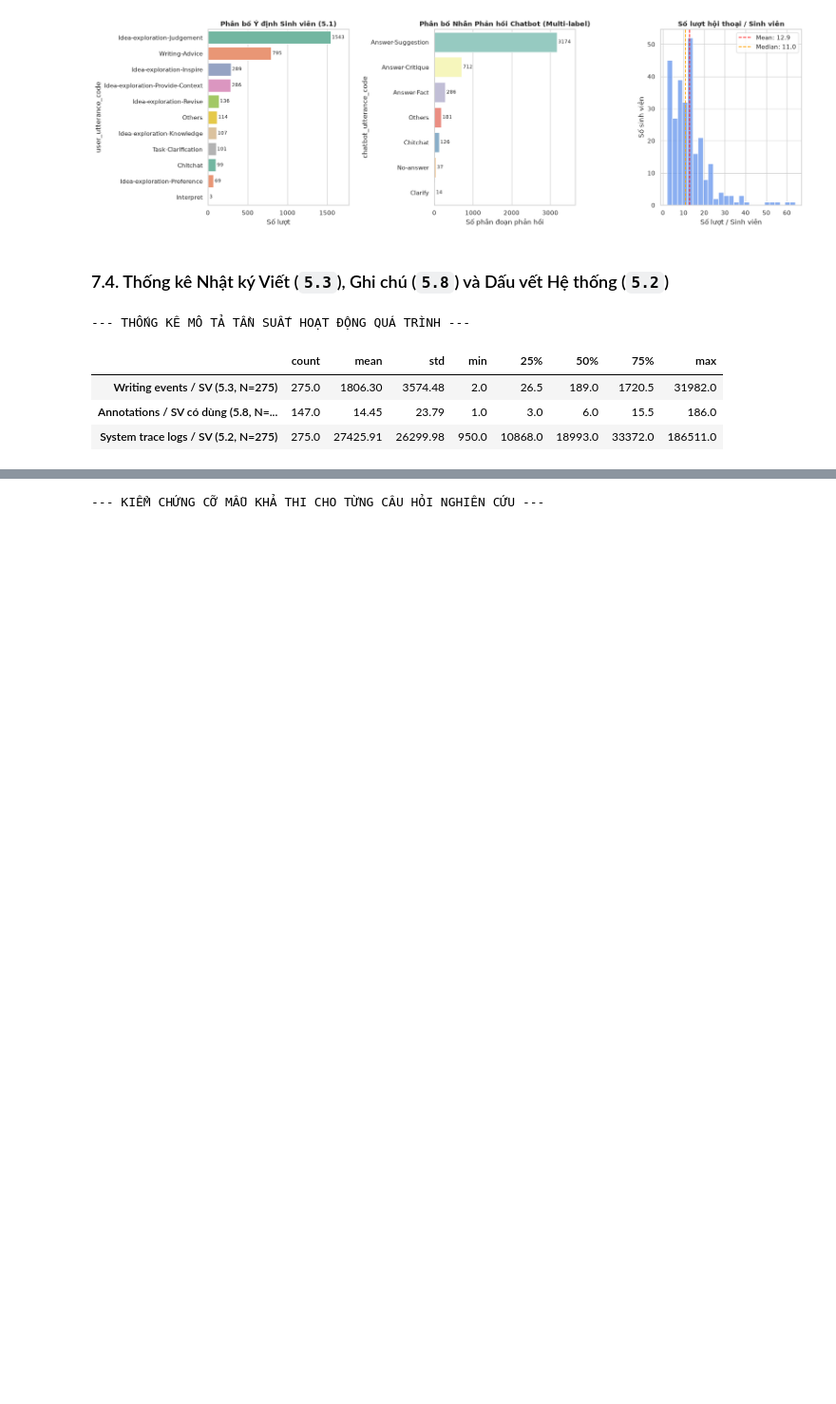
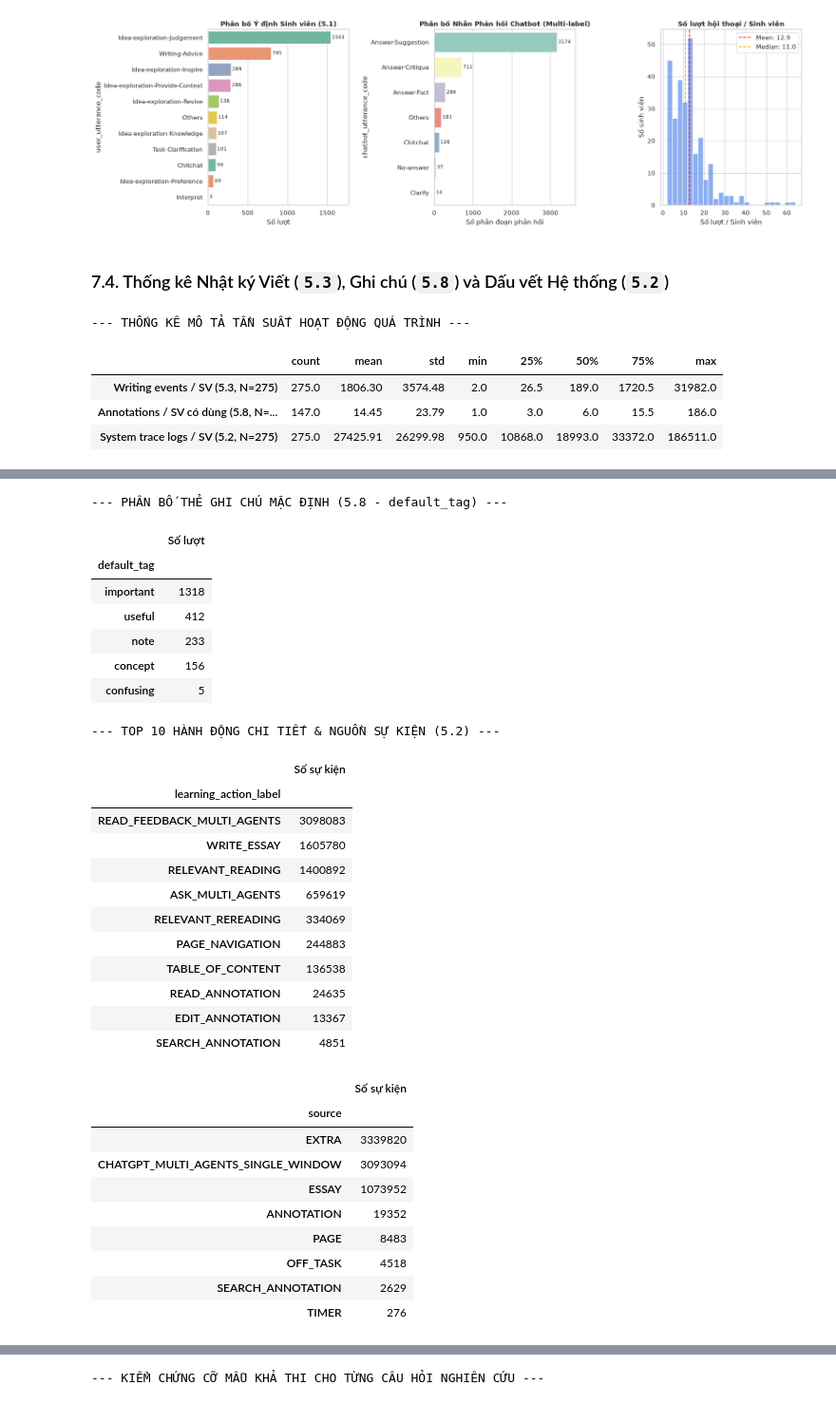
Before and after one commit to hhkc861/FLoRA_Data_Mining, a Jupyter notebook: FLoRa_Data_Analysis.ipynb, the cells around one changed output, grey strips where cells are left out. Shown at 95% size. Drawn from its saved outputs; the diff is of its cells as text; code cells hidden in the pictures; blank space fills up the shorter version.

```diff
--- a/FLoRa_Data_Analysis.ipynb
+++ b/FLoRa_Data_Analysis.ipynb
@@ -669,33 +834,71 @@ trace_per_user = trace_all.groupby('user_id').size()
 process_summary = pd.DataFrame({
     "Writing events / SV (5.3, N=275)": write_per_user.describe(),
     "Annotations / SV có dùng (5.8, N=147)": annot_per_user.describe(),
     "System trace logs / SV (5.2, N=275)": trace_per_user.describe()
 }).round(2).T
 print("--- THỐNG KÊ MÔ TẢ TẦN SUẤT HOẠT ĐỘNG QUÁ TRÌNH ---")
 display(process_summary)
 
 # Phân bố 8 nhóm hành động trong 5.2_system_interaction_trace_data
 cat_counts = trace_all['action_category_label'].value_counts()
 plt.figure(figsize=(10, 4.5))
 ax = sns.barplot(x=cat_counts.index, y=cat_counts.values, palette='viridis')
 total_events = cat_counts.sum()
 for p in ax.patches:
     h = p.get_height()
     ax.annotate(f"{h/total_events*100:.1f}%", (p.get_x() + p.get_width()/2, h),
                 ha='center', va='bottom', fontsize=9, fontweight='bold')
 plt.title('Tỷ lệ phân bố các nhóm Hành động Học tập (5.2 - action_category_label)', fontweight='bold')
 plt.ylabel('Số sự kiện')
 plt.xticks(rotation=25)
 plt.ylim(0, cat_counts.max() * 1.15)
 plt.tight_layout()
 plt.show()
+
+print("\n--- PHÂN BỐ THẺ GHI CHÚ MẶC ĐỊNH (5.8 - default_tag) ---")
+display(annotation['default_tag'].value_counts().to_frame('Số lượt'))
+
+print("\n--- TOP 10 HÀNH ĐỘNG CHI TIẾT & NGUỒN SỰ KIỆN (5.2) ---")
+display(trace_all['learning_action_label'].value_counts().head(10).to_frame('Số sự kiện'))
+display(trace_all['source'].value_counts().to_frame('Số sự kiện'))
 # %% [output]
 --- THỐNG KÊ MÔ TẢ TẦN SUẤT HOẠT ĐỘNG QUÁ TRÌNH ---
 |  | count | mean | std | min | 25% | 50% | 75% | max |
 | Writing events / SV (5.3, N=275) | 275.0 | 1806.30 | 3574.48 | 2.0 | 26.5 | 189.0 | 1720.5 | 31982.0 |
 | Annotations / SV có dùng (5.8, N=... | 147.0 | 14.45 | 23.79 | 1.0 | 3.0 | 6.0 | 15.5 | 186.0 |
 | System trace logs / SV (5.2, N=275) | 275.0 | 27425.91 | 26299.98 | 950.0 | 10868.0 | 18993.0 | 33372.0 | 186511.0 |
 [figure]
+--- PHÂN BỐ THẺ GHI CHÚ MẶC ĐỊNH (5.8 - default_tag) ---
+|  | Số lượt |
+| default_tag |  |
+| important | 1318 |
+| useful | 412 |
+| note | 233 |
+| concept | 156 |
+| confusing | 5 |
+--- TOP 10 HÀNH ĐỘNG CHI TIẾT & NGUỒN SỰ KIỆN (5.2) ---
+|  | Số sự kiện |
+| learning_action_label |  |
+| READ_FEEDBACK_MULTI_AGENTS | 3098083 |
+| WRITE_ESSAY | 1605780 |
+| RELEVANT_READING | 1400892 |
+| ASK_MULTI_AGENTS | 659619 |
+| RELEVANT_REREADING | 334069 |
+| PAGE_NAVIGATION | 244883 |
+| TABLE_OF_CONTENT | 136538 |
+| READ_ANNOTATION | 24635 |
+| EDIT_ANNOTATION | 13367 |
+| SEARCH_ANNOTATION | 4851 |
+|  | Số sự kiện |
+| source |  |
+| EXTRA | 3339820 |
+| CHATGPT_MULTI_AGENTS_SINGLE_WINDOW | 3093094 |
+| ESSAY | 1073952 |
+| ANNOTATION | 19352 |
+| PAGE | 8483 |
+| OFF_TASK | 4518 |
+| SEARCH_ANNOTATION | 2629 |
+| TIMER | 276 |
 # %% [markdown]
 # 8. Đề xuất các câu hỏi nghiên cứu (Research Questions)
 
```
Also changed, not shown: parts of 12 cells of this notebook.
